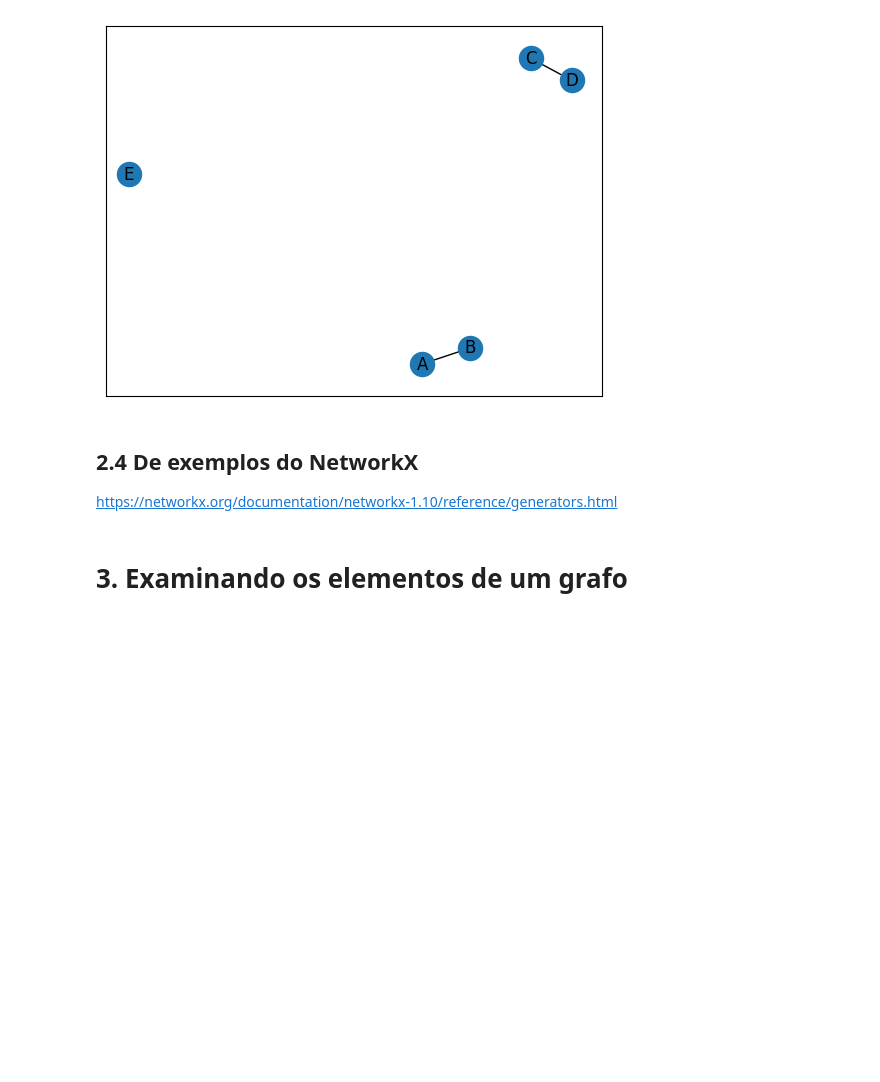
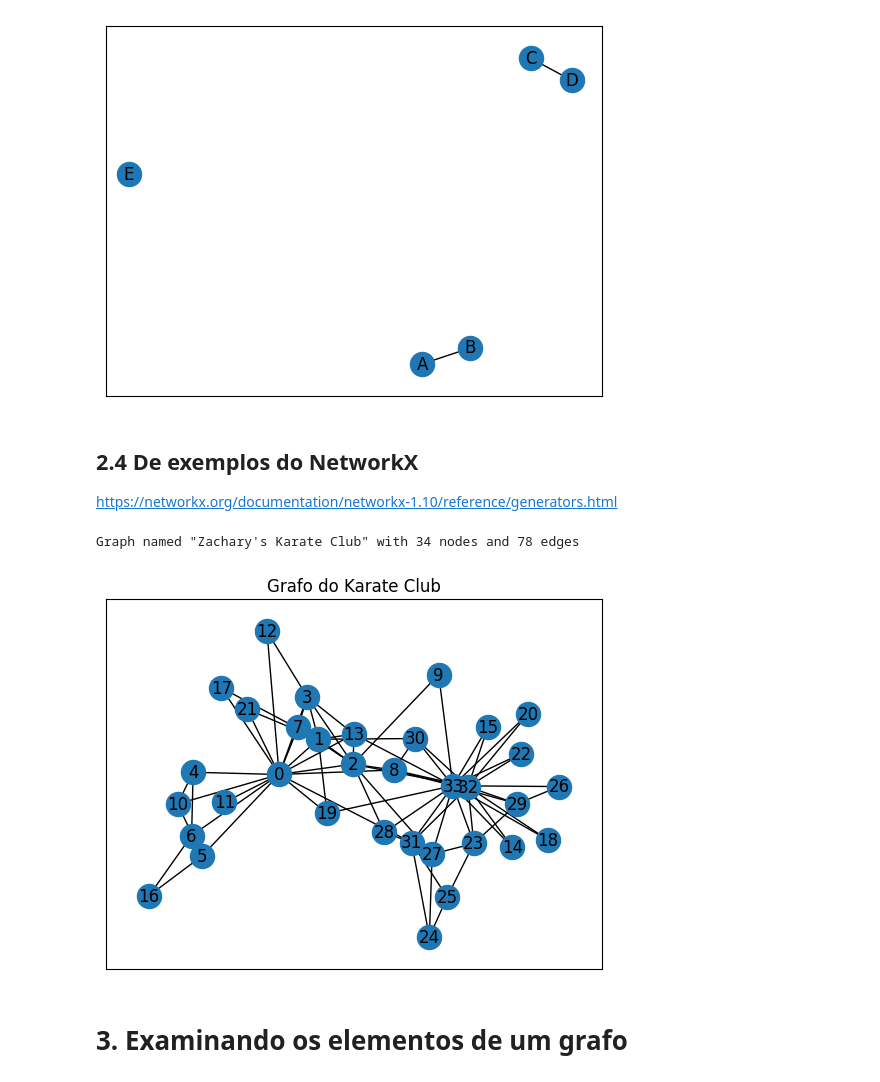
Before and after one commit to clairtonluz/MBA-em-ciencia-de-dados, a Jupyter notebook: Mineração de Grafos/aulas/a02/a02.ipynb, the cells around one changed output. Cells and saved outputs as stored; diff of their text form; code cells hidden in the pictures; blank space fills up the shorter version.

```diff
--- a/Mineração de Grafos/aulas/a02/a02.ipynb
+++ b/Mineração de Grafos/aulas/a02/a02.ipynb
@@ -133,9 +133,13 @@ https://networkx.org/documentation/networkx-1.10/reference/generators.html
 # %%
 G = nx.karate_club_graph()
 
 print(G)
 
+plt.title("Grafo do Karate Club")
 nx.draw_networkx(G)
+# %% [output]
+Graph named "Zachary's Karate Club" with 34 nodes and 78 edges
+[figure, added]
 # %% [markdown]
 # 3. Examinando os elementos de um grafo
 # %% [markdown]
```
Also changed, not shown: parts of 4 cells of this notebook.
